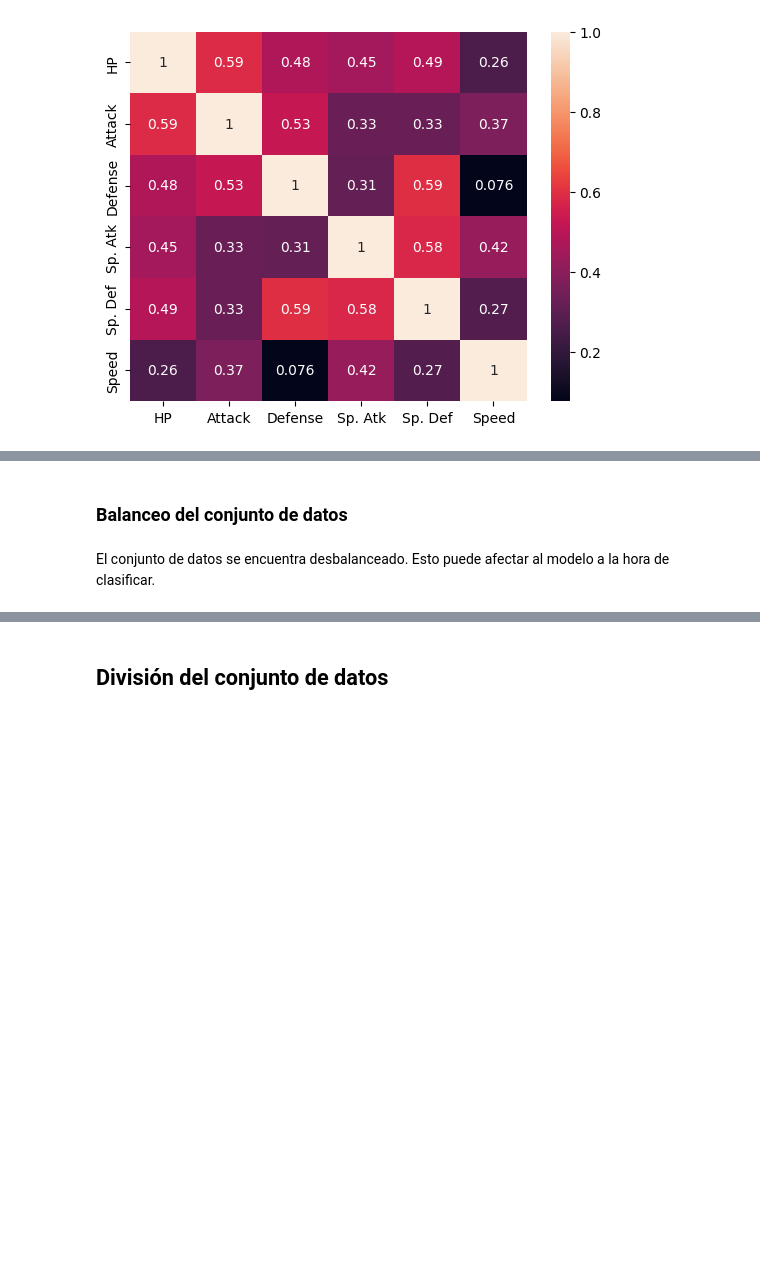
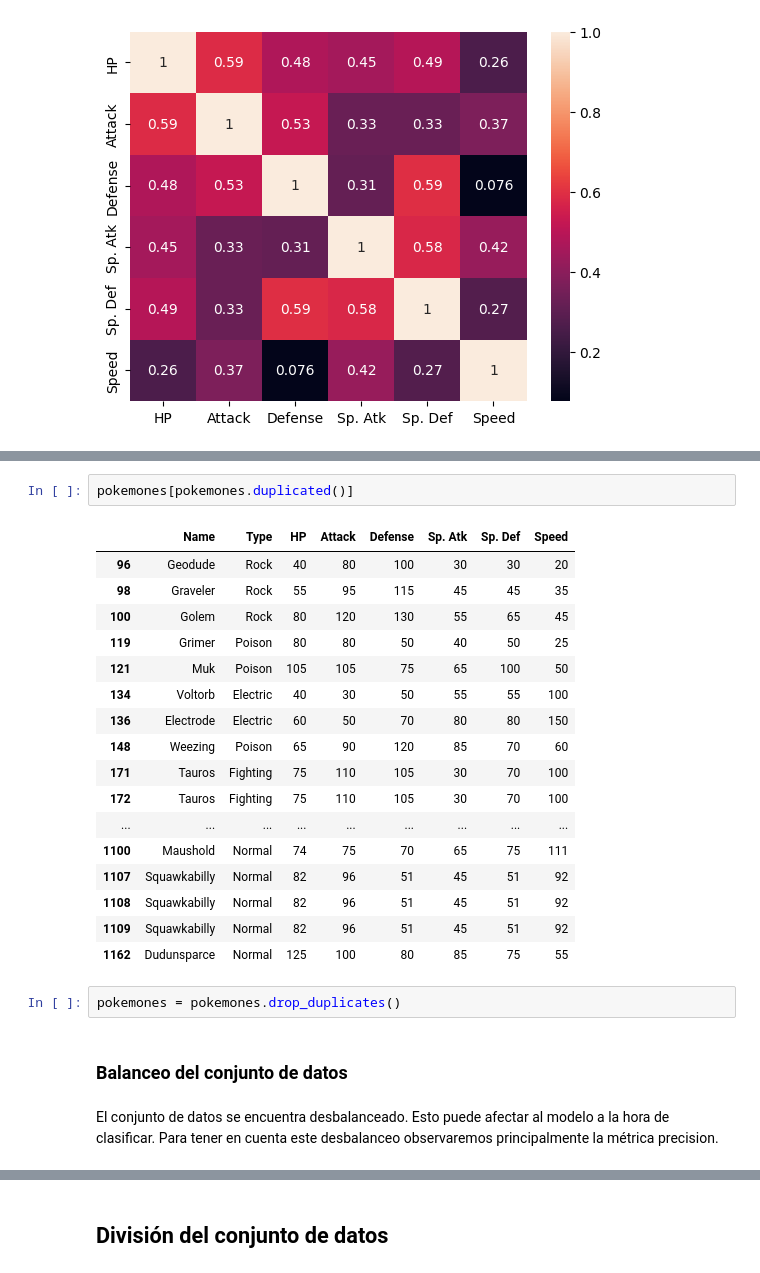
Before and after one commit to franciscoryb1/MINERIA-TUIA-Gauto-RodriguezYBarros, a Jupyter notebook: tp2.ipynb, the cells around one changed output, grey strips where cells are left out. Saved outputs shown, nothing was run; the diff lists cells and outputs as text; blank space fills up the shorter version.

```diff
--- a/tp2.ipynb
+++ b/tp2.ipynb
@@ -549,7 +557,29 @@ sns.heatmap(matrizCorrelacion, annot=True)
+# %%
+pokemones[pokemones.duplicated()]
+# %% [output]
+|  | Name | Type | HP | Attack | Defense | Sp. Atk | Sp. Def | Speed |
+| 96 | Geodude | Rock | 40 | 80 | 100 | 30 | 30 | 20 |
+| 98 | Graveler | Rock | 55 | 95 | 115 | 45 | 45 | 35 |
+| 100 | Golem | Rock | 80 | 120 | 130 | 55 | 65 | 45 |
+| 119 | Grimer | Poison | 80 | 80 | 50 | 40 | 50 | 25 |
+| 121 | Muk | Poison | 105 | 105 | 75 | 65 | 100 | 50 |
+| 134 | Voltorb | Electric | 40 | 30 | 50 | 55 | 55 | 100 |
+| 136 | Electrode | Electric | 60 | 50 | 70 | 80 | 80 | 150 |
+| 148 | Weezing | Poison | 65 | 90 | 120 | 85 | 70 | 60 |
+| 171 | Tauros | Fighting | 75 | 110 | 105 | 30 | 70 | 100 |
+| 172 | Tauros | Fighting | 75 | 110 | 105 | 30 | 70 | 100 |
+| ... | ... | ... | ... | ... | ... | ... | ... | ... |
+| 1100 | Maushold | Normal | 74 | 75 | 70 | 65 | 75 | 111 |
+| 1107 | Squawkabilly | Normal | 82 | 96 | 51 | 45 | 51 | 92 |
+| 1108 | Squawkabilly | Normal | 82 | 96 | 51 | 45 | 51 | 92 |
+| 1109 | Squawkabilly | Normal | 82 | 96 | 51 | 45 | 51 | 92 |
+| 1162 | Dudunsparce | Normal | 125 | 100 | 80 | 85 | 75 | 55 |
+# %%
+pokemones = pokemones.drop_duplicates()
 # %% [markdown]
 ### Balanceo del conjunto de datos
 # %% [markdown]
-El conjunto de datos se encuentra desbalanceado. Esto puede afectar al modelo a la hora de clasificar.
+El conjunto de datos se encuentra desbalanceado. Esto puede afectar al modelo a la hora de clasificar. Para tener en cuenta este desbalanceo observaremos principalmente la métrica precision.
 # %%
 pokemones.Type.value_counts()
 # %% [output]
```
Also changed, not shown: parts of 30 cells of this notebook, 1 other file.
